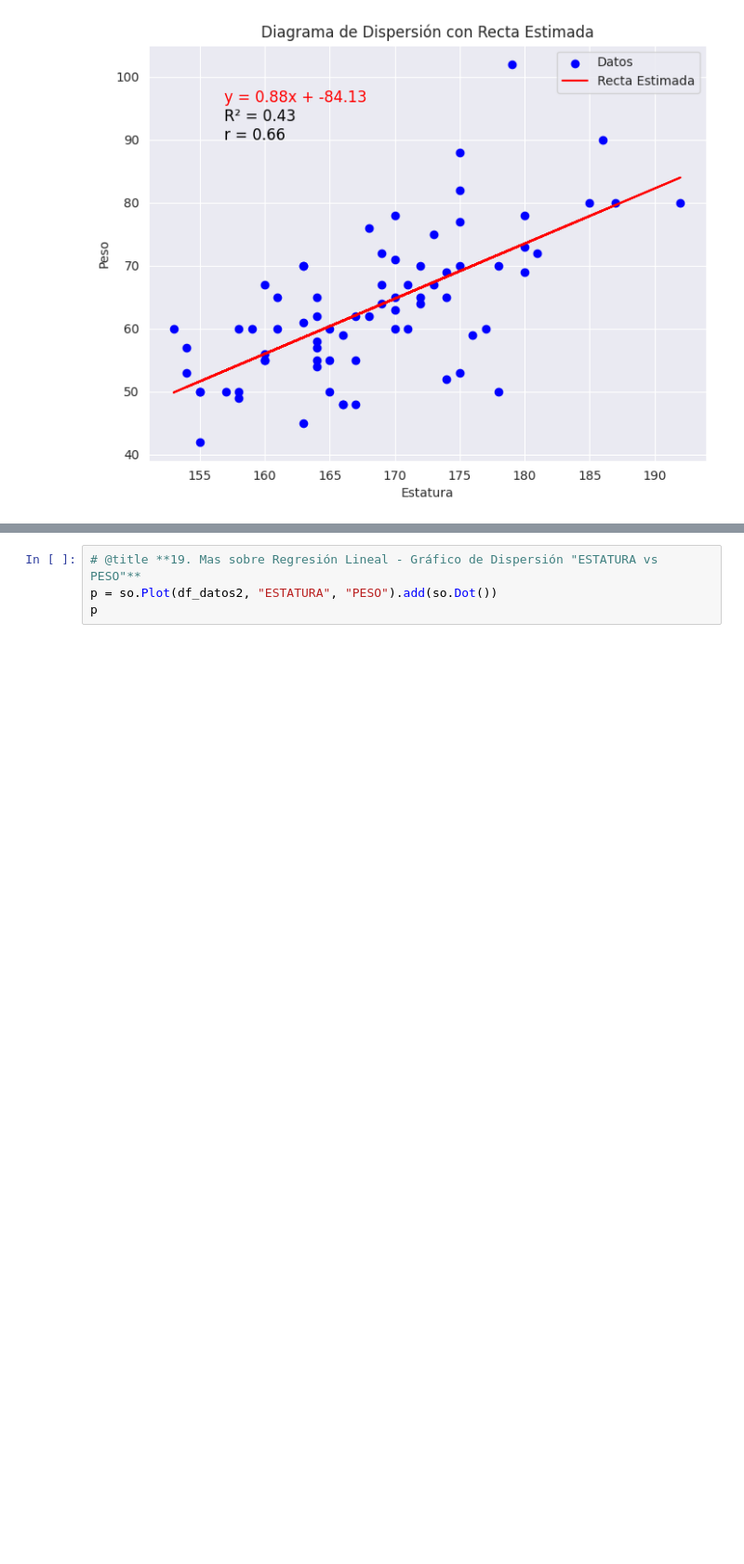
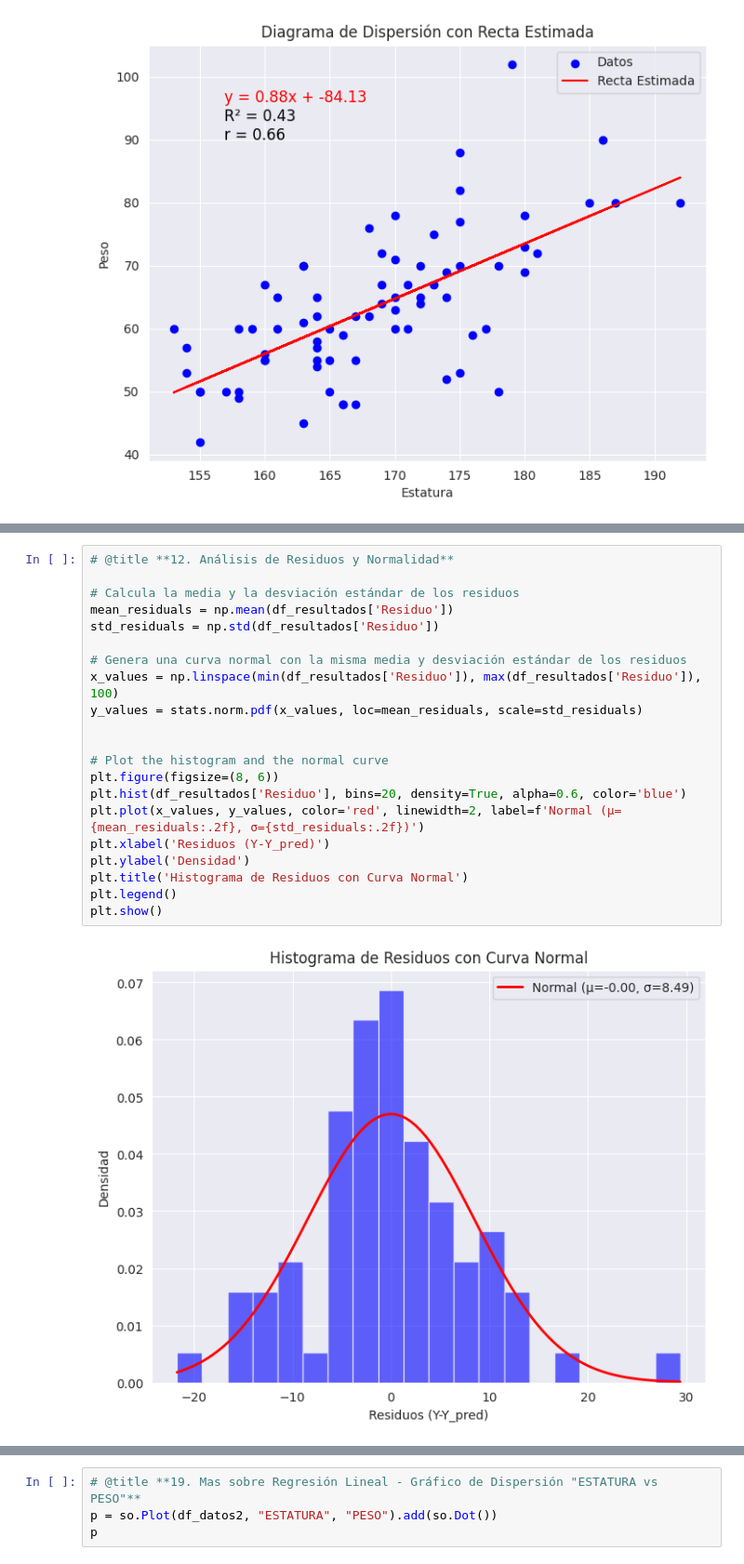
Before and after one commit to JSEFERINO/Maestros_Bolivar, a Jupyter notebook: 04_Semana4_S2_G8__C_Datos_Regresión_LIneal_Multiple.ipynb, the cells around one changed output, grey strips where cells are left out. Shown at 93% size. Cells and saved outputs as stored; diff of their text form; blank space fills up the shorter version.

```diff
--- a/04_Semana4_S2_G8__C_Datos_Regresión_LIneal_Multiple.ipynb
+++ b/04_Semana4_S2_G8__C_Datos_Regresión_LIneal_Multiple.ipynb
@@ -223,2 +391,25 @@ La predicción del Peso para la estatura  Y(175) = 69.11
+# %%
+# @title **12. Análisis de Residuos y Normalidad**
+
+# Calcula la media y la desviación estándar de los residuos
+mean_residuals = np.mean(df_resultados['Residuo'])
+std_residuals = np.std(df_resultados['Residuo'])
+
+# Genera una curva normal con la misma media y desviación estándar de los residuos
+x_values = np.linspace(min(df_resultados['Residuo']), max(df_resultados['Residuo']), 100)
+y_values = stats.norm.pdf(x_values, loc=mean_residuals, scale=std_residuals)
+
+
+# Plot the histogram and the normal curve
+plt.figure(figsize=(8, 6))
+plt.hist(df_resultados['Residuo'], bins=20, density=True, alpha=0.6, color='blue')
+plt.plot(x_values, y_values, color='red', linewidth=2, label=f'Normal (μ={mean_residuals:.2f}, σ={std_residuals:.2f})')
+plt.xlabel('Residuos (Y-Y_pred)')
+plt.ylabel('Densidad')
+plt.title('Histograma de Residuos con Curva Normal')
+plt.legend()
+plt.show()
+# %% [output]
+[figure, added]
 # %%
 # @title **12. Regresión Lineal Multiple con tres variables Independientes**
```
Also changed, not shown: parts of 31 cells of this notebook.
